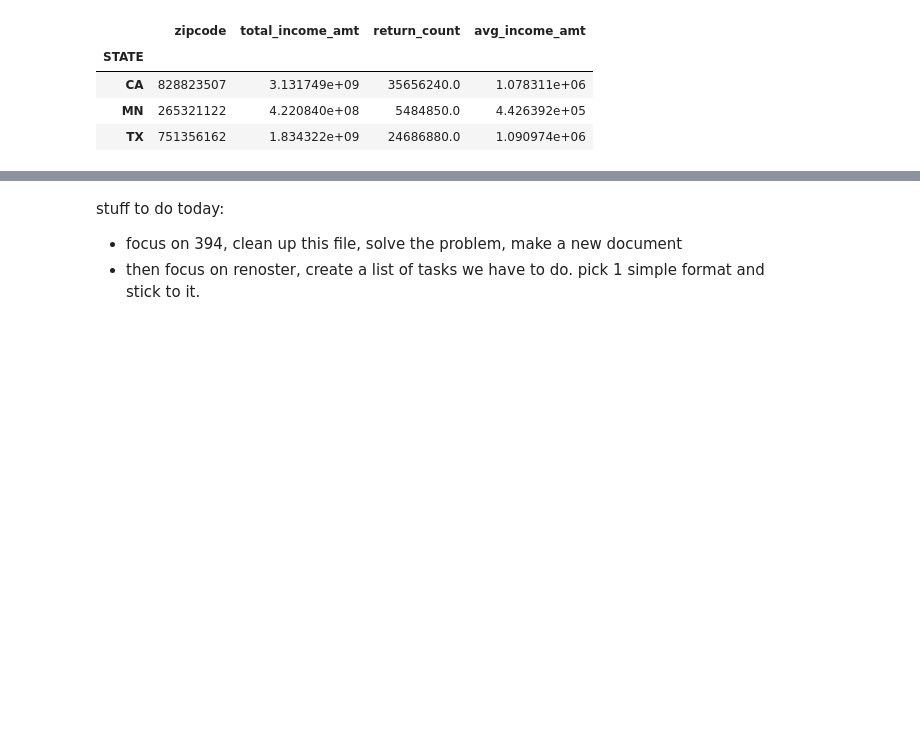
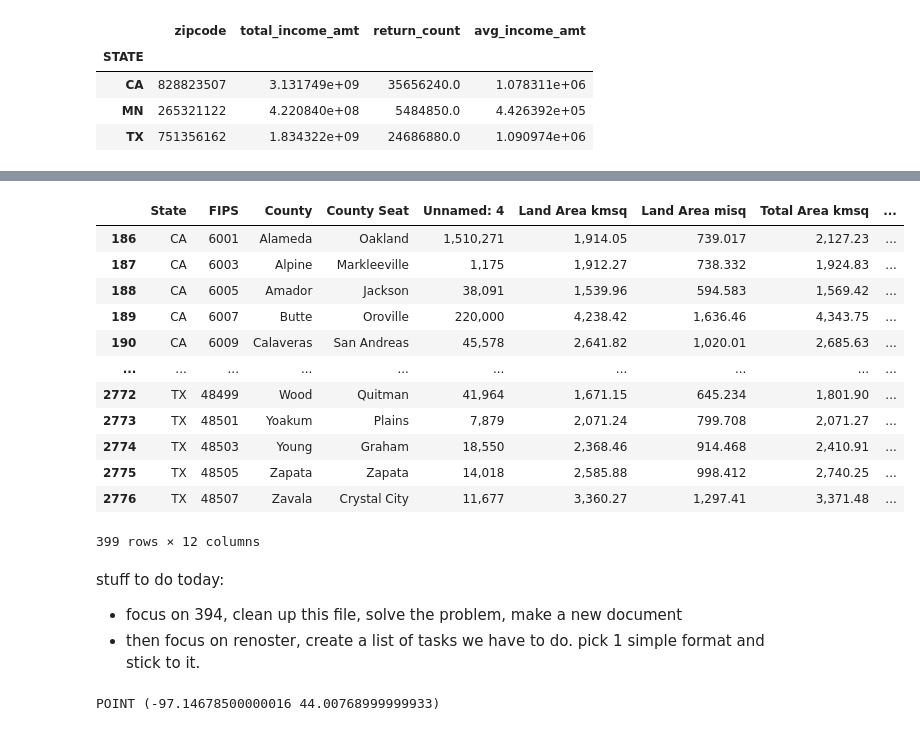
Before and after one commit to saif1457/iems394, a Jupyter notebook: 394pipe.ipynb, the cells around one changed output, grey strips where cells are left out. Saved outputs shown, nothing was run; the diff lists cells and outputs as text; code cells hidden in the pictures; blank space fills up the shorter version.

```diff
--- a/394pipe.ipynb
+++ b/394pipe.ipynb
@@ -384,3 +360,23 @@ centroids
+# %%
+centroids['Points'] = list(zip(centroids['Longitude'], centroids['Latitude']))
+# %%
+selected_centroids = centroids[centroids['State'].isin(selected_states)]
+# %%
+selected_centroids
+# %% [output]
+|  | State | FIPS | County | County Seat | Unnamed: 4 | Land Area kmsq | Land Area misq | Total Area kmsq | ... |
+| 186 | CA | 6001 | Alameda | Oakland | 1,510,271 | 1,914.05 | 739.017 | 2,127.23 | ... |
+| 187 | CA | 6003 | Alpine | Markleeville | 1,175 | 1,912.27 | 738.332 | 1,924.83 | ... |
+| 188 | CA | 6005 | Amador | Jackson | 38,091 | 1,539.96 | 594.583 | 1,569.42 | ... |
+| 189 | CA | 6007 | Butte | Oroville | 220,000 | 4,238.42 | 1,636.46 | 4,343.75 | ... |
+| 190 | CA | 6009 | Calaveras | San Andreas | 45,578 | 2,641.82 | 1,020.01 | 2,685.63 | ... |
+| ... | ... | ... | ... | ... | ... | ... | ... | ... | ... |
+| 2772 | TX | 48499 | Wood | Quitman | 41,964 | 1,671.15 | 645.234 | 1,801.90 | ... |
+| 2773 | TX | 48501 | Yoakum | Plains | 7,879 | 2,071.24 | 799.708 | 2,071.27 | ... |
+| 2774 | TX | 48503 | Young | Graham | 18,550 | 2,368.46 | 914.468 | 2,410.91 | ... |
+| 2775 | TX | 48505 | Zapata | Zapata | 14,018 | 2,585.88 | 998.412 | 2,740.25 | ... |
+| 2776 | TX | 48507 | Zavala | Crystal City | 11,677 | 3,360.27 | 1,297.41 | 3,371.48 | ... |
+399 rows × 12 columns
 # %% [markdown]
 stuff to do today:
 
@@ -388,0 +399,4 @@ stuff to do today:
+# %%
+print(circles[1].centroid)
+# %% [output]
+POINT (-97.14678500000016 44.00768999999933)
```
Also changed, not shown: parts of 19 cells of this notebook.
